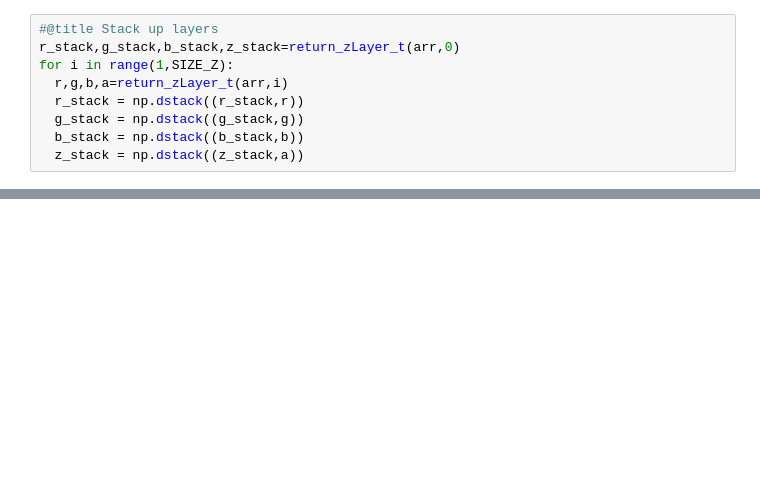
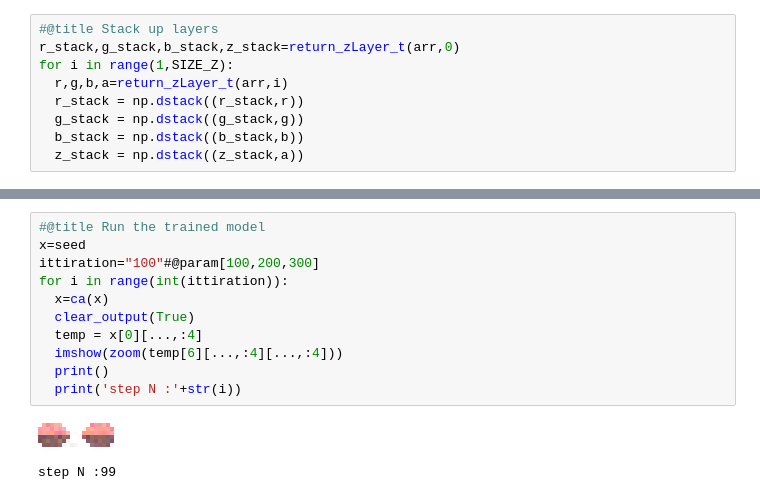
Before and after one commit to Aadityaza/3d-Growing-neural-cellular-automata, a Jupyter notebook: Color NCA3D.ipynb, the cells around one changed output, grey strips where cells are left out. Cells and saved outputs as stored; diff of their text form; blank space fills up the shorter version.

```diff
--- a/Color NCA3D.ipynb
+++ b/Color NCA3D.ipynb
@@ -522,0 +378,14 @@ clip.write_videofile("growth.mp4")
+# %%
+#@title Run the trained model
+x=seed
+ittiration="100"#@param[100,200,300]
+for i in range(int(ittiration)):
+  x=ca(x)
+  clear_output(True)
+  temp = x[0][...,:4]
+  imshow(zoom(temp[6][...,:4][...,:4]))
+  print()
+  print('step N :'+str(i))
+# %% [output]
+[figure, added]
+step N :99
```
Also changed, not shown: parts of 55 cells of this notebook.
